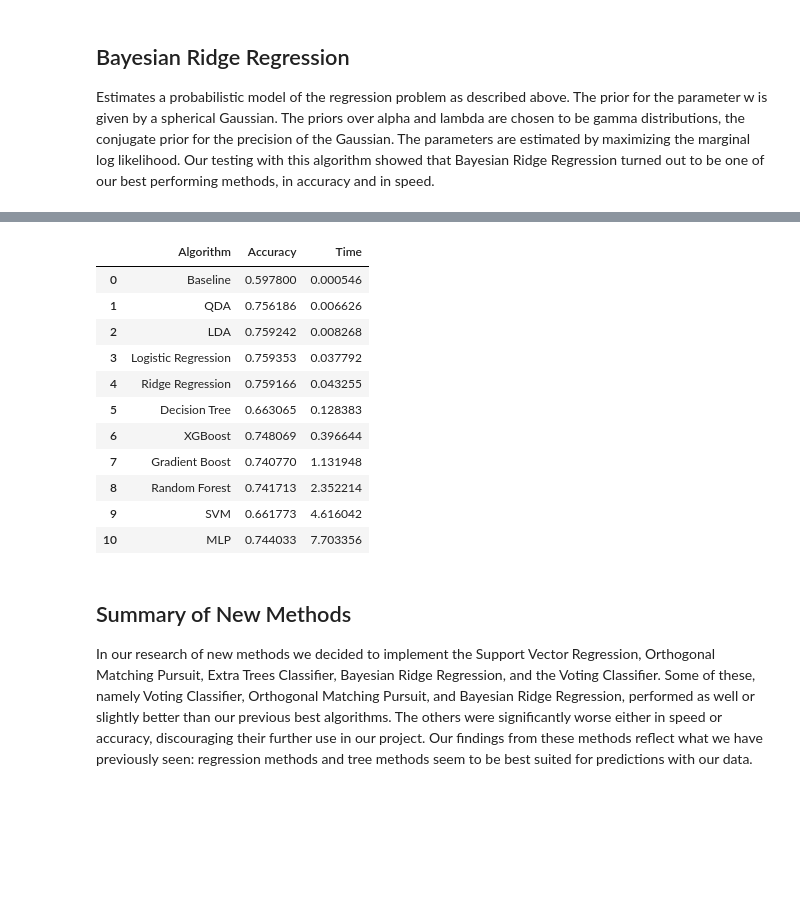
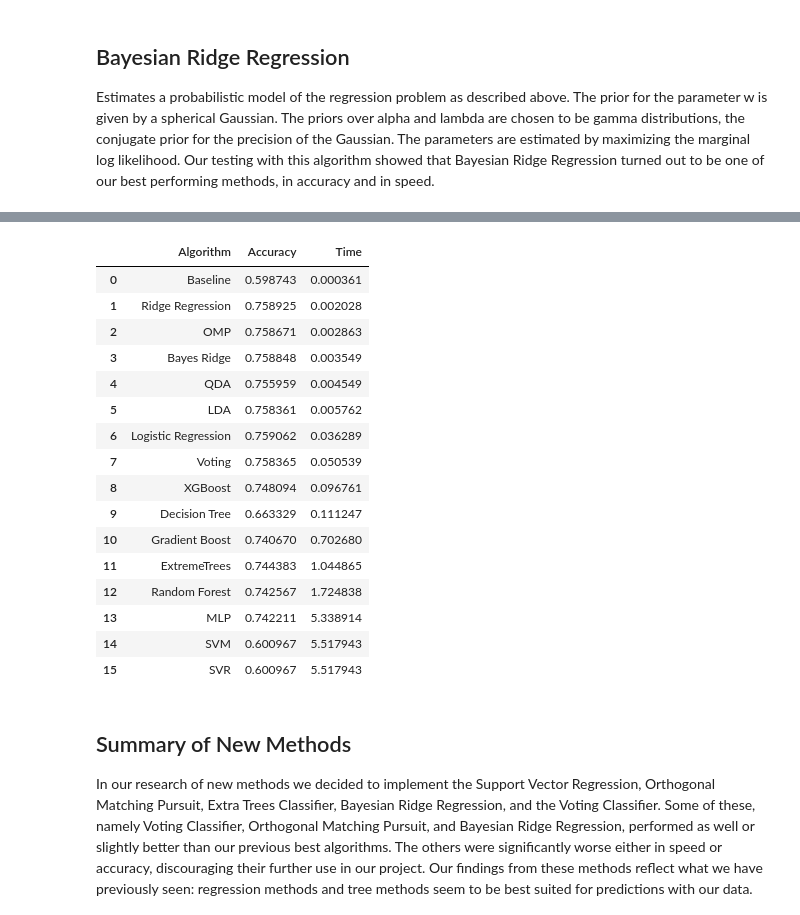
Before and after one commit to a-morr/nbacme, a Jupyter notebook: Algorithm_Discussion.ipynb, the cells around one changed output, grey strips where cells are left out. Saved outputs shown, nothing was run; the diff lists cells and outputs as text; code cells hidden in the pictures; blank space fills up the shorter version.

```diff
--- a/Algorithm_Discussion.ipynb
+++ b/Algorithm_Discussion.ipynb
@@ -80,7 +80,7 @@ Guess that the home team wins every game.  If a method doesn't do better than th
 t1 = []
 t2 = []
 preds = []
-for t in range(10):
+for t in range(100):
     X_train, X_test, y_train, y_test = train_test_split(data, targets, test_size=.2)
     t1.append(time.time())
 
@@ -479,15 +486,15 @@ Time: 0.0410998415947
 # %%
-comps = pd.DataFrame(columns=['Algorithm', 'Accuracy', 'Time'])
-comps['Algorithm'] = ['Baseline', 'SVM', 'Logistic Regression', 'Ridge Regression',
+xcomps = pd.DataFrame(columns=['Algorithm', 'Accuracy', 'Time'])
+xcomps['Algorithm'] = ['Baseline', 'SVM', 'Logistic Regression', 'Ridge Regression',
                       'Gradient Boost', 'XGBoost',
                       'MLP', 'Decision Tree', 'Random Forest', 'LDA', 'QDA',
                       'SVR', 'OMP', 'ExtremeTrees', 'Bayes Ridge', 'Voting']
 
-results = [baseline_, svm_r, log_reg, rid_reg, grad, xgb_r, mlp_r, tree, forest, lda_, qda_,
+xresults = [baseline_, svm_r, log_reg, rid_reg, grad, xgb_r, mlp_r, tree, forest, lda_, qda_,
            svm_r, omp, xtrees, bayes_ridge, voting]
 
-comps['Accuracy'] = [m[0][0] for m in results]
-comps['Time'] = [m[0][1] for m in results]
+xcomps['Accuracy'] = [m[0][0] for m in xresults]
+xcomps['Time'] = [m[0][1] for m in xresults]
 
-comps.sort_values('Accuracy', ascending=False).reset_index(drop=True)
+xcomps.sort_values('Accuracy', ascending=False).reset_index(drop=True)
 # %% [output]
@@ -495,18 +518,23 @@ NameError: name 'baseline_' is not defined
 # %%
-comps.sort_values('Time').reset_index(drop=True)
+xcomps.sort_values('Time').reset_index(drop=True)
 # %% [output]
 |  | Algorithm | Accuracy | Time |
-| 0 | Baseline | 0.597800 | 0.000546 |
-| 1 | QDA | 0.756186 | 0.006626 |
-| 2 | LDA | 0.759242 | 0.008268 |
-| 3 | Logistic Regression | 0.759353 | 0.037792 |
-| 4 | Ridge Regression | 0.759166 | 0.043255 |
-| 5 | Decision Tree | 0.663065 | 0.128383 |
-| 6 | XGBoost | 0.748069 | 0.396644 |
-| 7 | Gradient Boost | 0.740770 | 1.131948 |
-| 8 | Random Forest | 0.741713 | 2.352214 |
-| 9 | SVM | 0.661773 | 4.616042 |
-| 10 | MLP | 0.744033 | 7.703356 |
+| 0 | Baseline | 0.598743 | 0.000361 |
+| 1 | Ridge Regression | 0.758925 | 0.002028 |
+| 2 | OMP | 0.758671 | 0.002863 |
+| 3 | Bayes Ridge | 0.758848 | 0.003549 |
+| 4 | QDA | 0.755959 | 0.004549 |
+| 5 | LDA | 0.758361 | 0.005762 |
+| 6 | Logistic Regression | 0.759062 | 0.036289 |
+| 7 | Voting | 0.758365 | 0.050539 |
+| 8 | XGBoost | 0.748094 | 0.096761 |
+| 9 | Decision Tree | 0.663329 | 0.111247 |
+| 10 | Gradient Boost | 0.740670 | 0.702680 |
+| 11 | ExtremeTrees | 0.744383 | 1.044865 |
+| 12 | Random Forest | 0.742567 | 1.724838 |
+| 13 | MLP | 0.742211 | 5.338914 |
+| 14 | SVM | 0.600967 | 5.517943 |
+| 15 | SVR | 0.600967 | 5.517943 |
 # %% [markdown]
 ## Summary of New Methods
 
```
Also changed, not shown: parts of 30 cells of this notebook.
